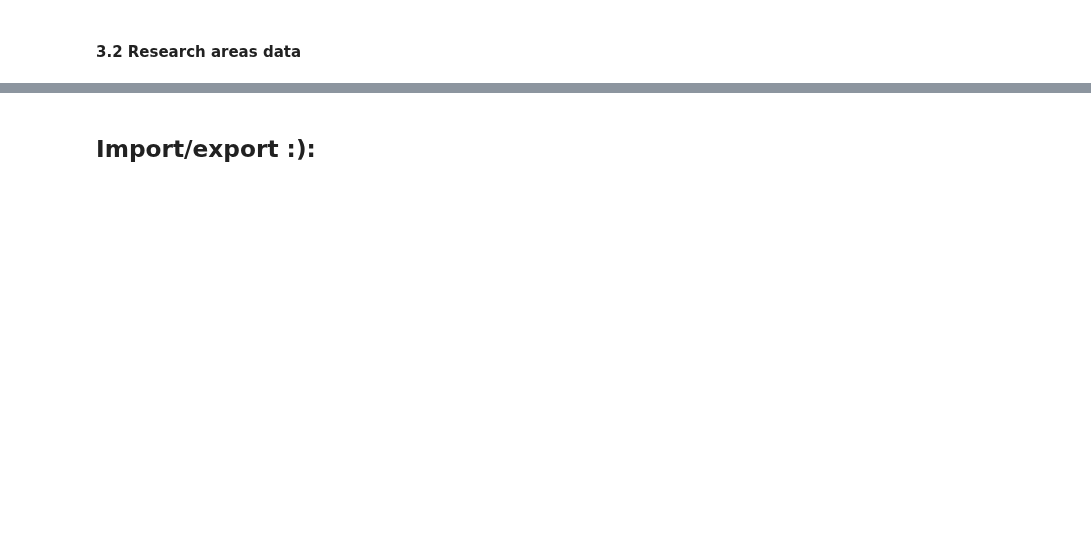
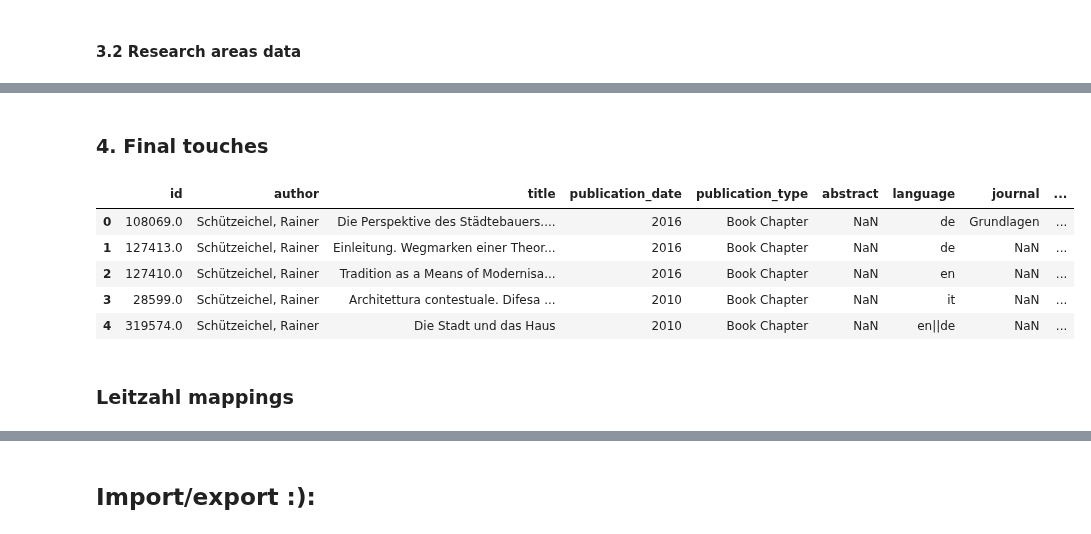
Before and after one commit to GiuliaLanzillotta/ETH_SEARCH, a Jupyter notebook: Data import.ipynb, the cells around one changed output, grey strips where cells are left out. Saved outputs shown, nothing was run; the diff lists cells and outputs as text; code cells hidden in the pictures; blank space fills up the shorter version.

```diff
--- a/Data import.ipynb
+++ b/Data import.ipynb
@@ -190,6 +196,3 @@ ar.loc[ar["ANREDE"]=="Frau",["ANREDE"]] = "F"
-# %%
-# producing single name column
-ar["Name"] = ar["FAMNAME"] + ", " + ar["VORNAME"]
 # %%
 # Should we translate the department names?
 # (Check how they're represented in other files)
@@ -558,0 +199,9 @@ sum(rc_m["publication_date"].isnull())
+# %%
+# projecting into interesting columns
+# Should we keep the "FORSCHUNGSGEBIET_E" column? 396 values are NaN (circa 70%)
+# same goes for the Homepage (btw 60-70% NaN)
+ar_p = ar[["name","ANREDE","DEPARTEMENT_NAME","DEPARTEMENT_LEITZAHL"]]
+# %%
+# Renaming the columns
+ar_p.columns = ["name","gender","department","department leitzahl"]
+ar_p.head(3)
@@ -558,0 +213,7 @@ sum(rc_m["publication_date"].isnull())
+# %%
+# finally merging with research collection
+
+rd_m2 = rd_m.merge(ar_p,how="outer",right_on="name",left_on="author")
+print("Shape of research collection changed from ", rd_m.shape, " to ", rd_m2.shape, ". Diff: ",
+      rd_m2.shape[0]-rd_m.shape[0])
+rd_m2.head(3)
@@ -558,0 +226,2 @@ sum(rc_m["publication_date"].isnull())
+# %% [markdown]
+### 4. Final touches
@@ -558,0 +234,18 @@ sum(rc_m["publication_date"].isnull())
+# %%
+# drop professor and name columns
+
+rd_final = rd_m2.drop(columns = ["professor", "name"])
+
+# rename for ease of neo4j import
+
+rd_final = rd_final.rename({"publication date": "publication_date", "publication type": "publication_type",
+                           "organisation unit code": "organisation_unit_code", "department leitzahl": "department_leitzahl"},
+                          axis = 1)
+rd_final.head()
+# %% [output]
+|  | id | author | title | publication_date | publication_type | abstract | language | journal | ... |
+| 0 | 108069.0 | Schützeichel, Rainer | Die Perspektive des Städtebauers.... | 2016 | Book Chapter | NaN | de | Grundlagen | ... |
+| 1 | 127413.0 | Schützeichel, Rainer | Einleitung. Wegmarken einer Theor... | 2016 | Book Chapter | NaN | de | NaN | ... |
+| 2 | 127410.0 | Schützeichel, Rainer | Tradition as a Means of Modernisa... | 2016 | Book Chapter | NaN | en | NaN | ... |
+| 3 | 28599.0 | Schützeichel, Rainer | Architettura contestuale. Difesa ... | 2010 | Book Chapter | NaN | it | NaN | ... |
+| 4 | 319574.0 | Schützeichel, Rainer | Die Stadt und das Haus | 2010 | Book Chapter | NaN | en||de | NaN | ... |
@@ -558,0 +262,2 @@ sum(rc_m["publication_date"].isnull())
+# %% [markdown]
+### Leitzahl mappings
```
Also changed, not shown: parts of 107 cells of this notebook, 3 other files.
